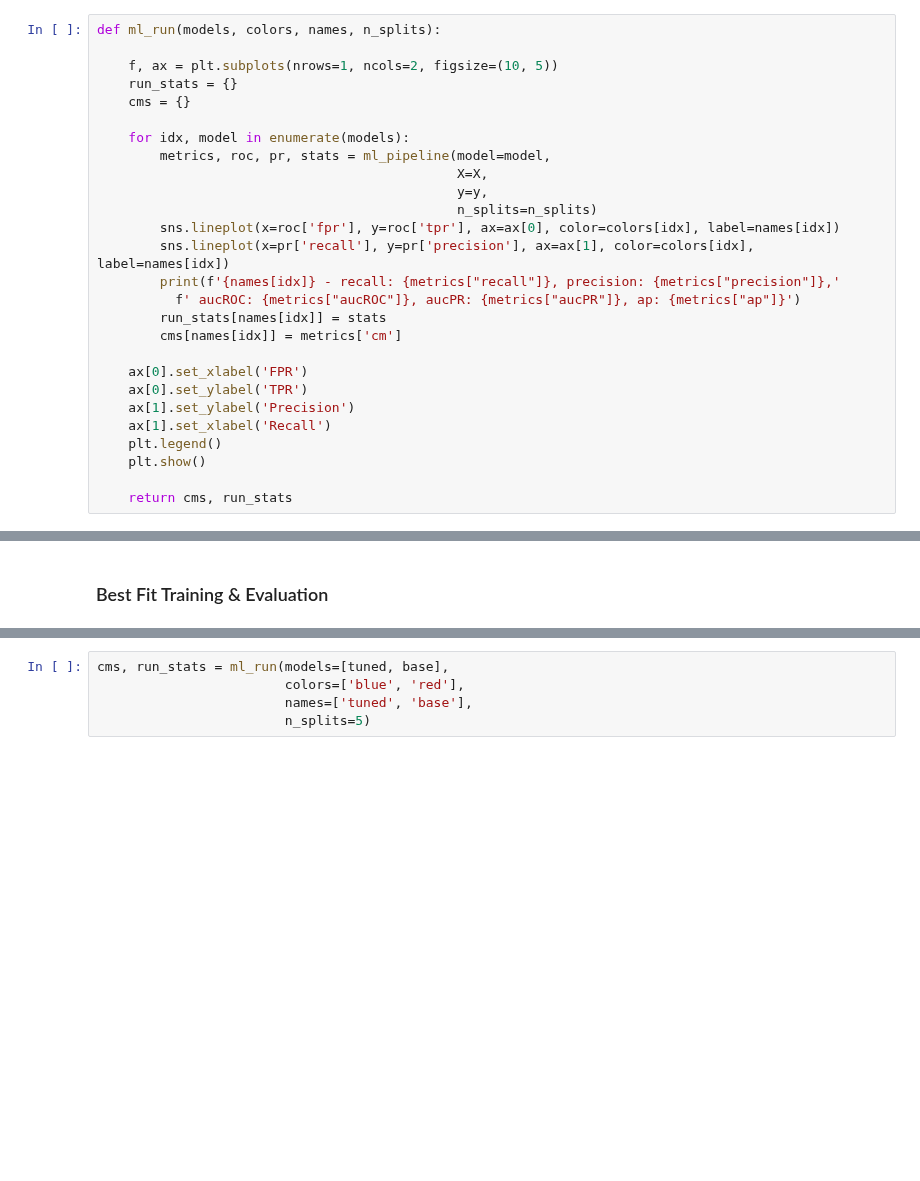
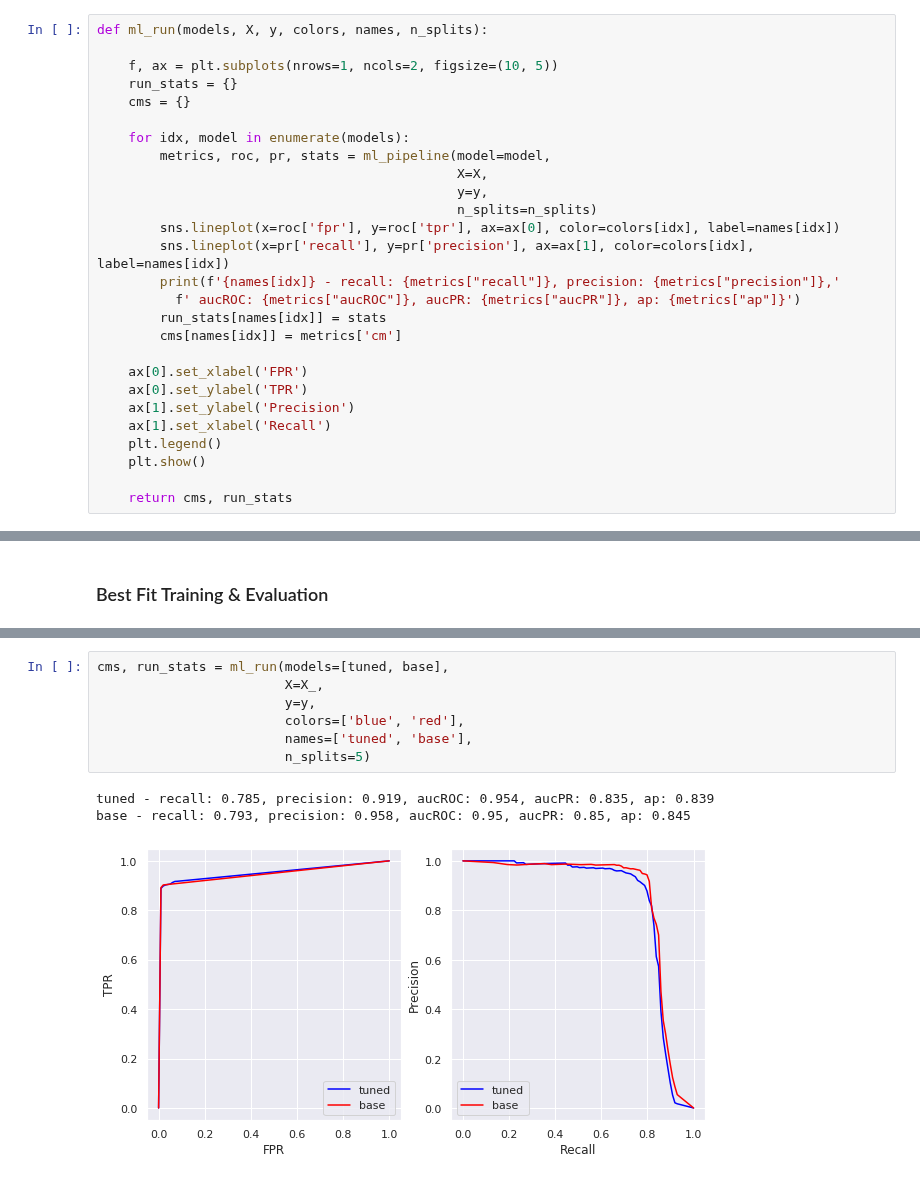
Before and after one commit to VladimirIsakov91/CreditCardFraud, a Jupyter notebook: CreditCardFraud.ipynb, the cells around one changed output, grey strips where cells are left out. Saved outputs shown, nothing was run; the diff lists cells and outputs as text; blank space fills up the shorter version.

```diff
--- a/CreditCardFraud.ipynb
+++ b/CreditCardFraud.ipynb
@@ -257,7 +257,7 @@ def ml_pipeline(model, X, y, n_splits):
 
     return metrics, roc, pr, stats
 # %%
-def ml_run(models, colors, names, n_splits):
+def ml_run(models, X, y, colors, names, n_splits):
 
     f, ax = plt.subplots(nrows=1, ncols=2, figsize=(10, 5))
     run_stats = {}
@@ -499,6 +454,12 @@ base = RandomForestClassifier(random_state=SEED,
                                n_jobs=JOBS)
 # %%
 cms, run_stats = ml_run(models=[tuned, base],
+                        X=X_,
+                        y=y,
                         colors=['blue', 'red'],
                         names=['tuned', 'base'],
                         n_splits=5)
+# %% [output]
+tuned - recall: 0.785, precision: 0.919, aucROC: 0.954, aucPR: 0.835, ap: 0.839
+base - recall: 0.793, precision: 0.958, aucROC: 0.95, aucPR: 0.85, ap: 0.845
+[figure, added]
```
Also changed, not shown: parts of 8 cells of this notebook, 1 other file.
